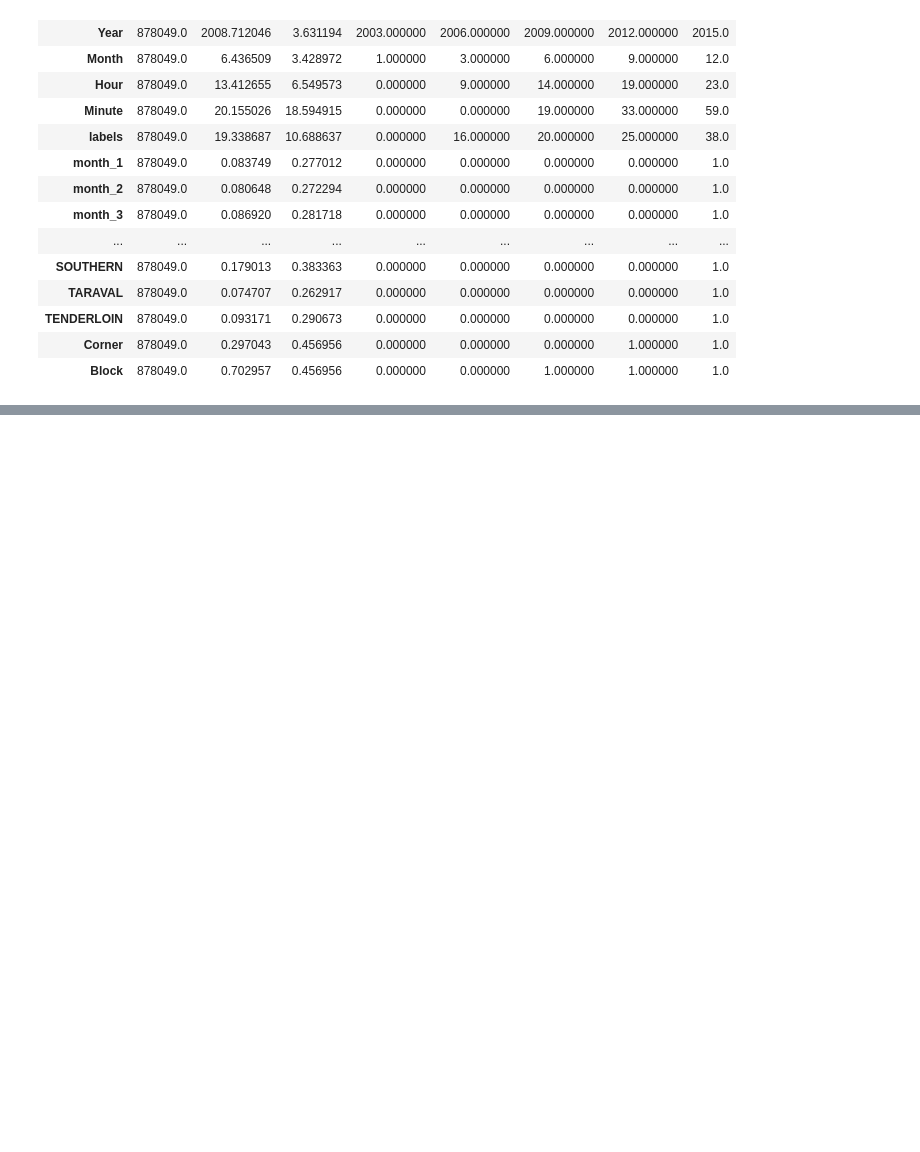
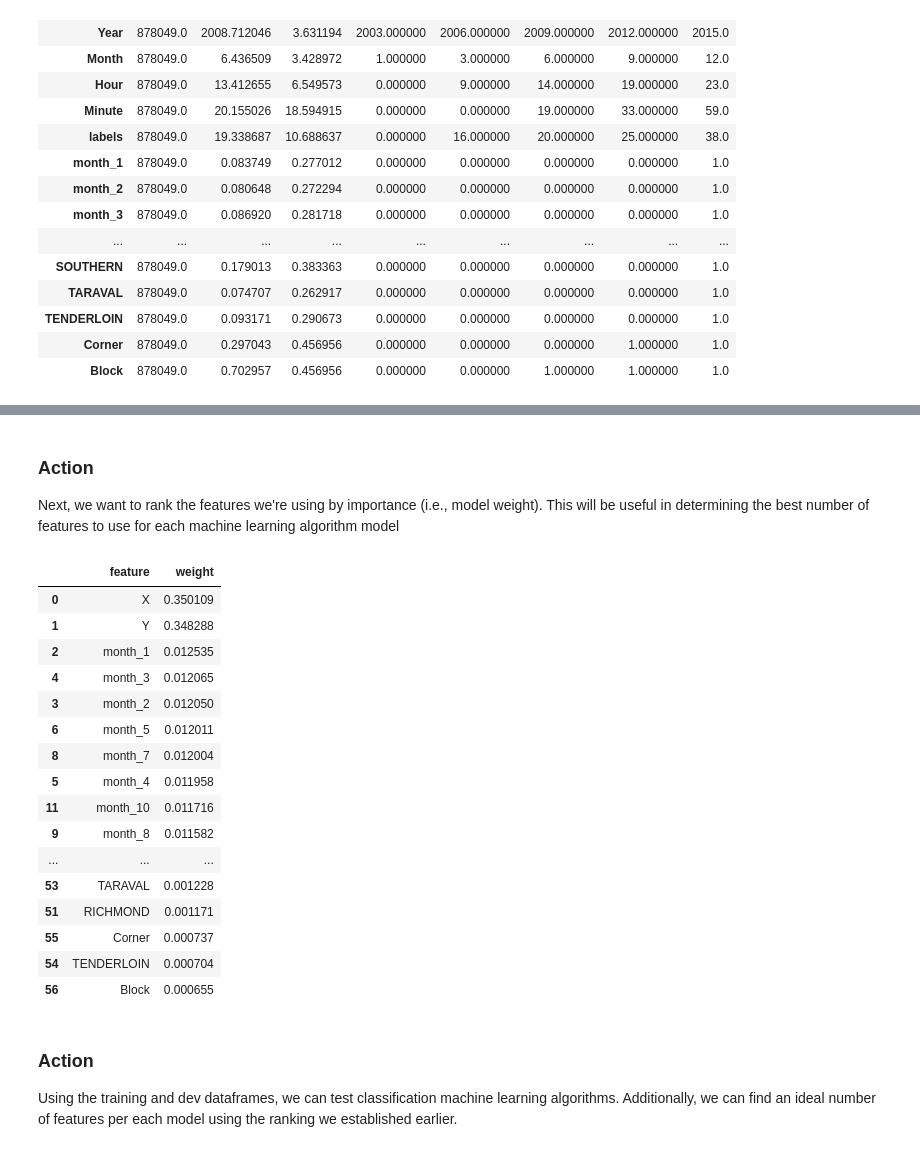
Before and after one commit to shaneconner/W207_Final, a Jupyter notebook: final_project_SDX.ipynb, the cells around one changed output, grey strips where cells are left out. Saved outputs shown, nothing was run; the diff lists cells and outputs as text; code cells hidden in the pictures; blank space fills up the shorter version.

```diff
--- a/final_project_SDX.ipynb
+++ b/final_project_SDX.ipynb
@@ -329,0 +411,46 @@ return_all_rows(train.describe().transpose())
+# %% [markdown]
+### Action
+
+Next, we want to rank the features we're using by importance (i.e., model weight). This will be useful in determining the best number of features to use for each machine learning algorithm model
+# %%
+# training - Exploratory - Match and Sort Feature Importance
+
+model = ExtraTreesClassifier()
+model.fit(training[X], training['labels'])
+feature_weight = list(model.feature_importances_)
+
+length = len(X)
+
+feature_name = []
+weight = []
+
+for n in range(length):
+    feature_name.append(X[n])
+    weight.append(feature_weight[n])
+
+feature_rank = pd.DataFrame()
+feature_rank['feature'] = feature_name
+feature_rank['weight'] = weight
+
+# Sort from largest weight to smallest
+feature_rank = feature_rank.sort_values('weight', ascending=0)
+
+feature_rank
+# %% [output]
+|  | feature | weight |
+| 0 | X | 0.350109 |
+| 1 | Y | 0.348288 |
+| 2 | month_1 | 0.012535 |
+| 4 | month_3 | 0.012065 |
+| 3 | month_2 | 0.012050 |
+| 6 | month_5 | 0.012011 |
+| 8 | month_7 | 0.012004 |
+| 5 | month_4 | 0.011958 |
+| 11 | month_10 | 0.011716 |
+| 9 | month_8 | 0.011582 |
+| ... | ... | ... |
+| 53 | TARAVAL | 0.001228 |
+| 51 | RICHMOND | 0.001171 |
+| 55 | Corner | 0.000737 |
+| 54 | TENDERLOIN | 0.000704 |
+| 56 | Block | 0.000655 |
@@ -329,0 +461,4 @@ return_all_rows(train.describe().transpose())
+# %% [markdown]
+### Action
+
+Using the training and dev dataframes, we can test classification machine learning algorithms. Additionally, we can find an ideal number of features per each model using the ranking we established earlier.
```
Also changed, not shown: parts of 11 cells of this notebook.
